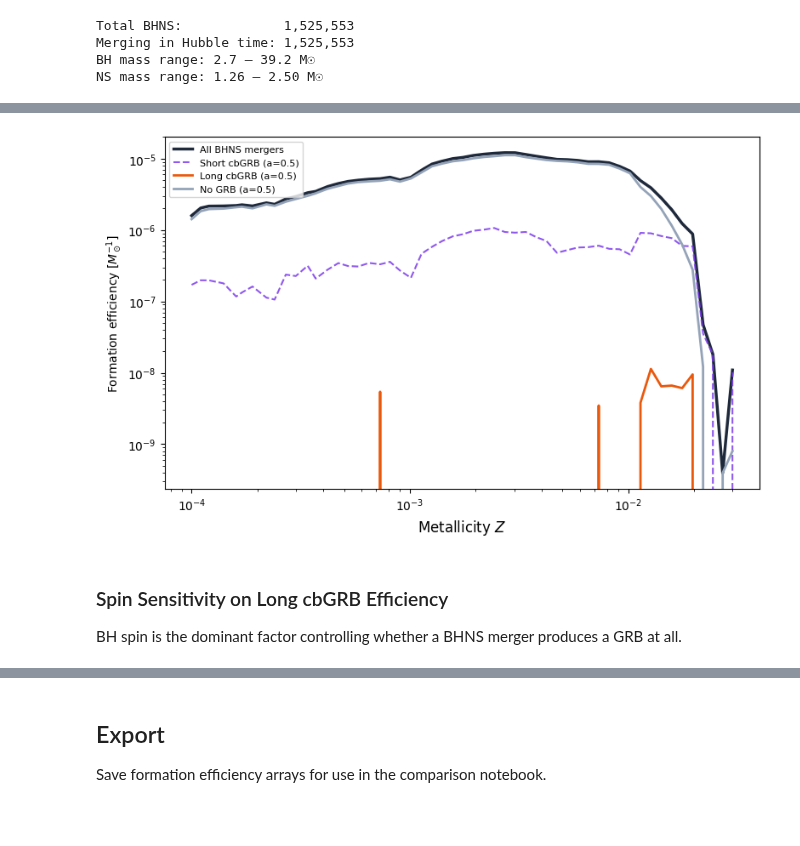
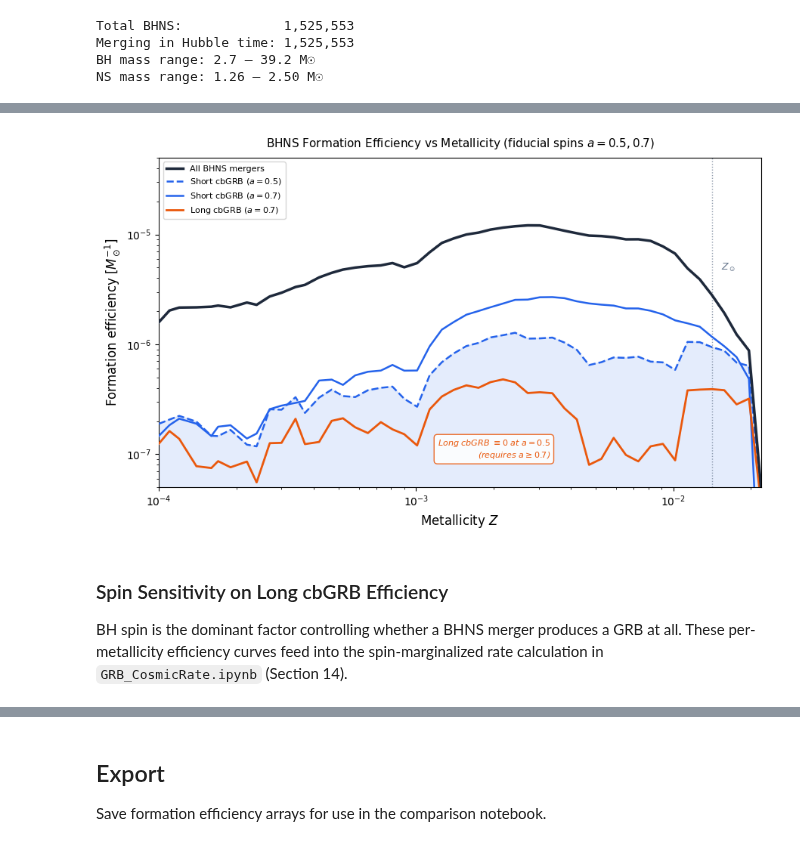
Before and after one commit to jorodgrz/GRBproject, a Jupyter notebook: GRB_BHNS.ipynb, the cells around one changed output, grey strips where cells are left out. Saved outputs shown, nothing was run; the diff lists cells and outputs as text; code cells hidden in the pictures; blank space fills up the shorter version.

```diff
--- a/GRB_BHNS.ipynb
+++ b/GRB_BHNS.ipynb
@@ -132,7 +190,7 @@ NS  = M_NS[mask_merging]
 w   = weights[mask_merging]
 
 results = {}  # keyed by BH spin value
-for a in [0.0, 0.5, 0.7]:
+for a in [0.0, 0.3, 0.5, 0.7, 0.9]:
     M_disk    = foucart_disk_mass(BH, NS, a_BH=a)
     no_grb    = (M_disk < 0.01)
     short_grb = (M_disk >= 0.01) & (M_disk < 0.1)
@@ -224,53 +305,92 @@ Fiducial spin `a = 0.5`. Formation efficiency = mergers per solar mass of star-f
 metallicityGrid = [0.0001, 0.00011, 0.00012, 0.00014, 0.00016, 0.00017,
                    0.00019, 0.00022, 0.00024, 0.00027, 0.0003,  0.00034,
                    0.00037, 0.00042, 0.00047, 0.00052, 0.00058, 0.00065,
                    0.00073, 0.00081, 0.0009,  0.00101, 0.00113, 0.00126,
                    0.0014,  0.00157, 0.00175, 0.00195, 0.00218, 0.00243,
                    0.00272, 0.00303, 0.00339, 0.00378, 0.00422, 0.00471,
                    0.00526, 0.00587, 0.00655, 0.00732, 0.00817, 0.00912,
                    0.01018, 0.01137, 0.01269, 0.01416, 0.01581, 0.01765,
                    0.01971, 0.022,   0.0244,  0.02705, 0.03]
 
-meanMassEvolved = 77708655
+meanMassEvolved = 77708655  # M_sun; see GRB_CosmicRate.ipynb Section 5 for derivation
 
 Z_all   = metallicity[mask_merging]
 w_all   = weights[mask_merging]
 unique_Z = np.unique(metallicity)
 
-# use a=0.5 as the fiducial spin (middle case)
-# results[a] = (no_grb, short_grb, long_grb, M_disk)
 no_fid, short_fid, long_fid, disk_fid = results[0.5]
 
 eff_total = np.zeros(len(metallicityGrid))
-eff_short = np.zeros(len(metallicityGrid))
-eff_long  = np.zeros(len(metallicityGrid))
-eff_nogrb = np.zeros(len(metallicityGrid))
+eff_short_05 = np.zeros(len(metallicityGrid))
+eff_long_05  = np.zeros(len(metallicityGrid))
+eff_nogrb_05 = np.zeros(len(metallicityGrid))
 
 for i, Z in enumerate(metallicityGrid):
     if Z in unique_Z:
         maskZ = (Z_all == Z)
-        eff_total[i] = np.sum(w_all[maskZ])                   / meanMassEvolved
-        eff_short[i] = np.sum(w_all[maskZ & short_fid])       / meanMassEvolved
-        eff_long[i]  = np.sum(w_all[maskZ & long_fid])        / meanMassEvolved
-        eff_nogrb[i] = np.sum(w_all[maskZ & no_fid])          / meanMassEvolved
+        eff_total[i]    = np.sum(w_all[maskZ])                   / meanMassEvolved
+        eff_short_05[i] = np.sum(w_all[maskZ & short_fid])       / meanMassEvolved
+        eff_long_05[i]  = np.sum(w_all[maskZ & long_fid])        / meanMassEvolved
+        eff_nogrb_05[i] = np.sum(w_all[maskZ & no_fid])          / meanMassEvolved
 
-fig, ax = plt.subplots(figsize=(8, 5))
-ax.plot(metallicityGrid, eff_total, color='#1E293B', lw=2.5, label='All BHNS mergers')
-ax.plot(metallicityGrid, eff_short, color='#7C3AED', lw=1.5, ls='--', alpha=0.85, label='Short cbGRB (a=0.5)')
-ax.plot(metallicityGrid, eff_long,  color='#EA580C', lw=2,   label='Long cbGRB (a=0.5)')
-ax.plot(metallicityGrid, eff_nogrb, color='#94A3B8', lw=2,   label='No GRB (a=0.5)')
+no_07, short_07, long_07, disk_07 = results[0.7]
+eff_short_07 = np.zeros(len(metallicityGrid))
+eff_long_07  = np.zeros(len(metallicityGrid))
+
+for i, Z in enumerate(metallicityGrid):
+    if Z in unique_Z:
+        maskZ = (Z_all == Z)
+        eff_short_07[i] = np.sum(w_all[maskZ & short_07]) / meanMassEvolved
+        eff_long_07[i]  = np.sum(w_all[maskZ & long_07])  / meanMassEvolved
+
+Z_solar = 0.0142
+Z_max_plot = 0.022
+
+fig, ax = plt.subplots(figsize=(9, 5.5))
+
+mZ = np.array(metallicityGrid)
+
+ax.fill_between(mZ, 0, eff_short_05,
+                alpha=0.12, color='#2563EB', label=None, zorder=1)
+
+ax.plot(mZ, eff_total, color='#1E293B', lw=2.5, label='All BHNS mergers', zorder=4)
+
+ax.plot(mZ, eff_short_05, color='#2563EB', lw=1.8, ls='--',
+        label=r'Short cbGRB ($a=0.5$)', zorder=3)
+
+ax.plot(mZ, eff_short_07, color='#2563EB', lw=1.8, ls='-',
+        label=r'Short cbGRB ($a=0.7$)', zorder=3)
+
+ax.plot(mZ, eff_long_07, color='#EA580C', lw=2, ls='-',
+        label=r'Long cbGRB ($a=0.7$)', zorder=3)
+
+ax.axvline(Z_solar, color='#64748B', ls=':', lw=1, alpha=0.7, zorder=2)
+ax.text(Z_solar * 1.08, 5e-6, r'$Z_\odot$', fontsize=9, color='#64748B', va='center')
+
+ax.text(0.65, 0.15,
+        r'Long cbGRB $\equiv 0$ at $a = 0.5$' + '\n'
+        r'(requires $a \geq 0.7$)',
+        transform=ax.transAxes, fontsize=8, color='#EA580C',
+        ha='right', va='top', style='italic',
+        bbox=dict(boxstyle='round,pad=0.4', facecolor='white',
+                  edgecolor='#EA580C', alpha=0.85))
+
 ax.set_xscale('log')
 ax.set_yscale('log')
+ax.set_xlim(mZ[0], Z_max_plot)
+ax.set_ylim(5e-8, 5e-5)
 ax.set_xlabel('Metallicity $Z$', fontsize=12)
-ax.set_ylabel(r'Formation efficiency $[M_\odot^{-1}]$')
+ax.set_ylabel(r'Formation efficiency $[M_\odot^{-1}]$', fontsize=12)
+ax.set_title('BHNS Formation Efficiency vs Metallicity (fiducial spins $a=0.5, 0.7$)',
+             fontsize=11, pad=10)
 ax.legend(fontsize=8, loc='upper left')
 plt.tight_layout()
-plt.savefig('/Users/josephrodriguez/research visualization/plots/bhns_formation_efficiency.png', dpi=150, bbox_inches='tight')
+plt.savefig('/Users/josephrodriguez/research visualization/Plots/bhns_formation_efficiency.png', dpi=150, bbox_inches='tight')
 plt.show()
 # %% [output]
-[figure, old version]
+[figure, new version]
 # %% [markdown]
 ### Spin Sensitivity on Long cbGRB Efficiency
 
-BH spin is the dominant factor controlling whether a BHNS merger produces a GRB at all.
+BH spin is the dominant factor controlling whether a BHNS merger produces a GRB at all. These per-metallicity efficiency curves feed into the spin-marginalized rate calculation in `GRB_CosmicRate.ipynb` (Section 14).
 # %%
```
Also changed, not shown: parts of 18 cells of this notebook, 43 other files.
